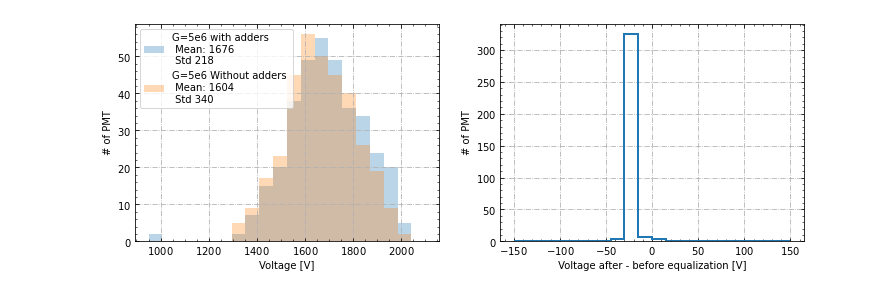
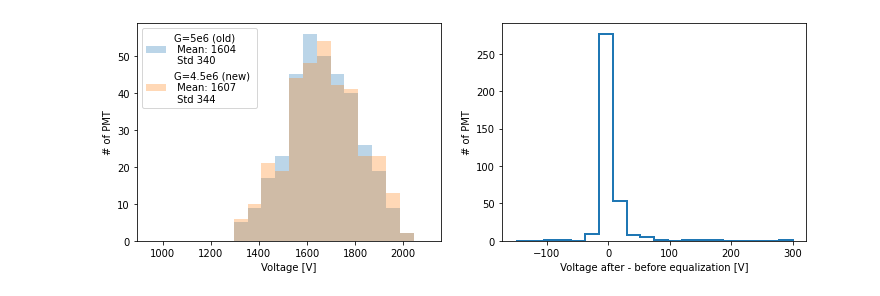
Before and after one commit to mvicenzi/pmt-calibration, a Jupyter notebook: equalization/gain-calibration.ipynb, the cells around one changed output. Cells and saved outputs as stored; diff of their text form; code cells hidden in the pictures.

```diff
--- a/equalization/gain-calibration.ipynb
+++ b/equalization/gain-calibration.ipynb
@@ -378,27 +387,27 @@ Create new file ../hvdb/Sy4527channels_22122021_calibrated.sub
 # %%
 old_hv_dict = defaultdict(list)
 new_hv_dict = defaultdict(list)
 load_hv( "../hv_files/Sy4527channels_Dec2022_nominal.sub", old_hv_dict )
 load_hv( "../hv_files/Sy4527channels_Dec2022_calibrated.sub", new_hv_dict )
 
 old_hv=np.array([ ii[1][0] for ii in old_hv_dict.items() ])
 new_hv=np.array([ ii[1][0] for ii in new_hv_dict.items() ])
 
 fig, ax = plt.subplots(1,2, figsize=(12, 4))
 
-ax[0].hist( old_hv, bins=20, range=(950, 2100), alpha=0.3, label="G=5e6 with adders \n Mean: %d \n Std %d" %  ( np.mean(old_hv), np.std(old_hv) ) )
-ax[0].hist( new_hv, bins=20, range=(950, 2100), alpha=0.3, label="G=5e6 Without adders \n Mean: %d \n Std %d" %  ( np.mean(new_hv), np.std(new_hv) ) )
+ax[0].hist( old_hv, bins=20, range=(950, 2100), alpha=0.3, label="G=5e6 (old) \n Mean: %d \n Std %d" %  ( np.mean(old_hv), np.std(old_hv) ) )
+ax[0].hist( new_hv, bins=20, range=(950, 2100), alpha=0.3, label="G=4.5e6 (new) \n Mean: %d \n Std %d" %  ( np.mean(new_hv), np.std(new_hv) ) )
 
 ax[0].set_ylabel("# of PMT")
 ax[0].set_xlabel("Voltage [V]")
 
 ax[0].legend()
 
-ax[1].hist( new_hv-old_hv, bins=20, range=(-150, 150), label="G=5e6", histtype='step', lw=2.0 )
+ax[1].hist( new_hv-old_hv, bins=20, range=(-150, 300), label="G=4.5e6", histtype='step', lw=2.0 )
 ax[1].set_ylabel("# of PMT")
 ax[1].set_xlabel(" Voltage after - before equalization [V] " )
 
 #plt.legend()
 plt.savefig("voltage_distribution.pdf")
 # %% [output]
-[figure, old version]
+[figure, new version]
```
Also changed, not shown: parts of 6 cells of this notebook.
